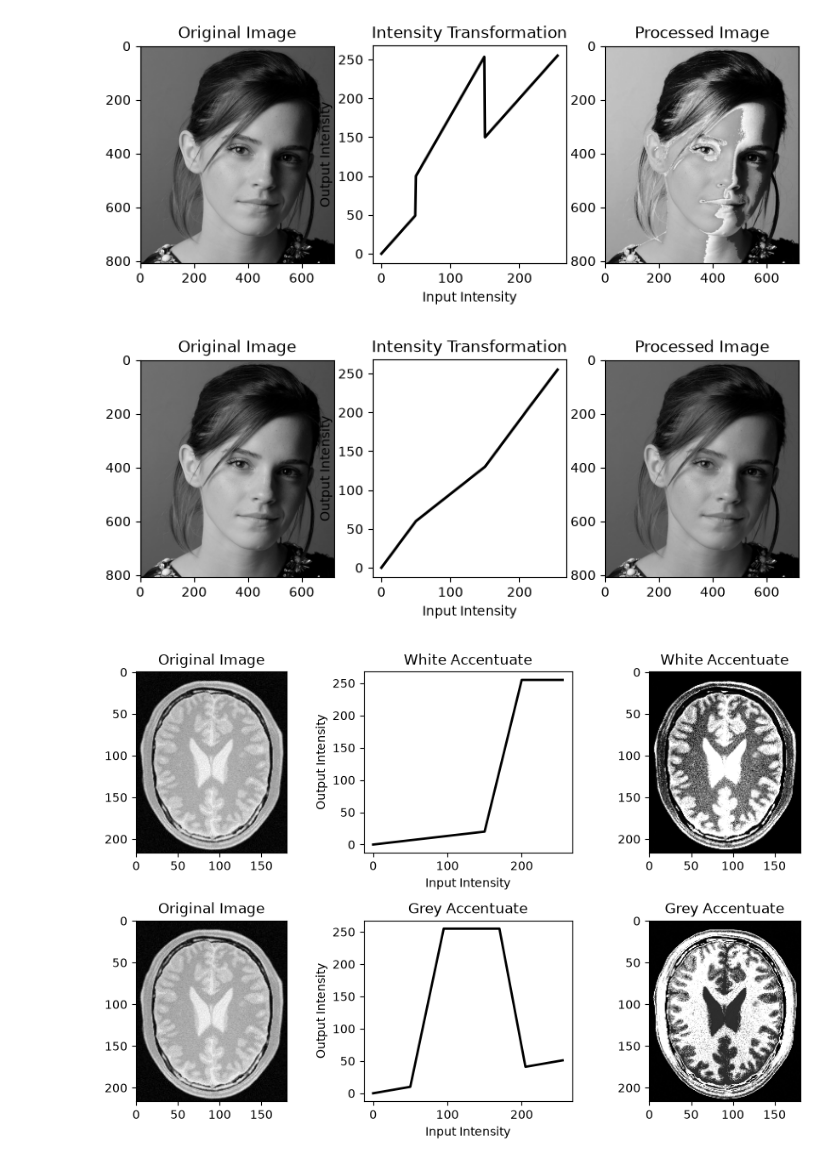
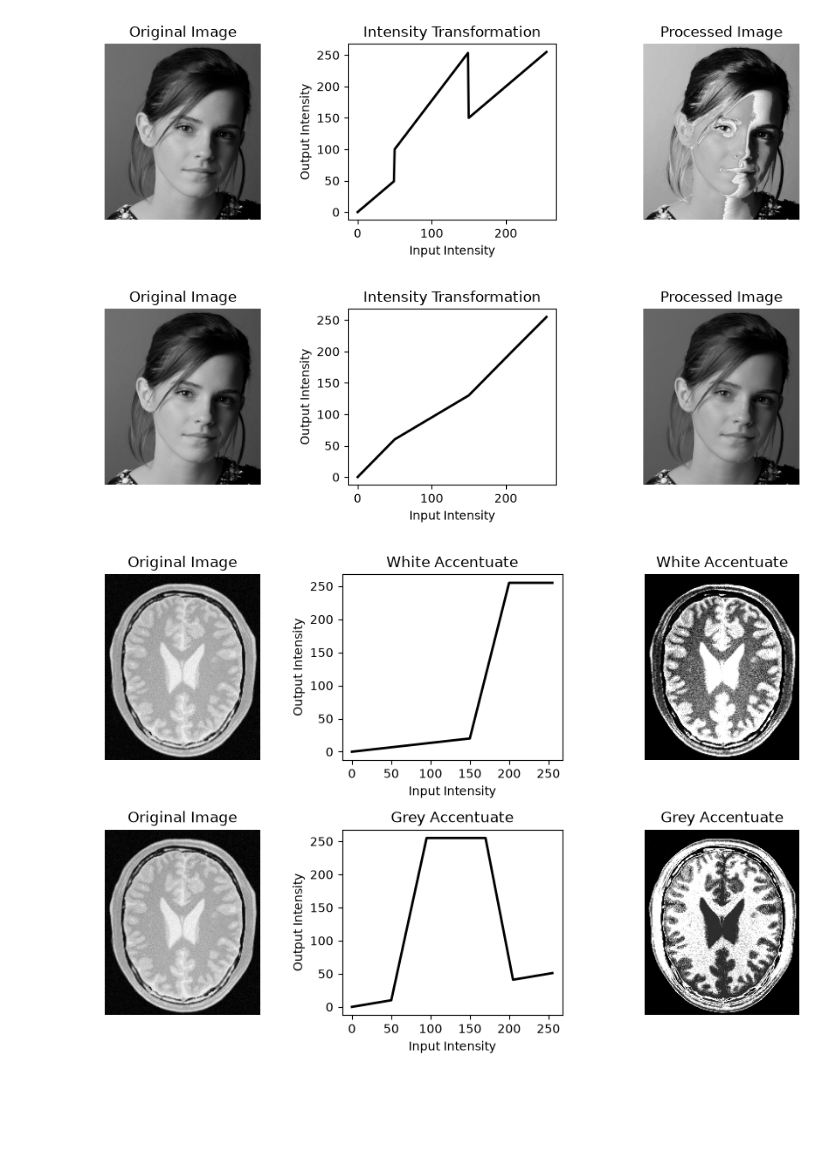
Before and after one commit to Isira-Himal-Perera/EN3160-Image-Processing-and-Computer-Vision, a Jupyter notebook: assignment-01/230486A_a01.ipynb, the cells around one changed output. Cells and saved outputs as stored; diff of their text form; code cells hidden in the pictures; blank space fills up the shorter version.

```diff
--- a/assignment-01/230486A_a01.ipynb
+++ b/assignment-01/230486A_a01.ipynb
@@ -12,34 +12,37 @@ def intensity_transformation(im, breakpoints):
 breakpoints = np.array([
     [0, 0],
     [50, 50],
     [50, 100],
     [150, 255],
     [150, 150],
     [255, 255]
 ], dtype=np.uint8)
 
 x = np.arange(256, dtype=np.uint8)
 y = intensity_transformation(x, breakpoints)
 im = cv.imread('images/q1.jpeg', cv.IMREAD_GRAYSCALE)
 assert im is not None, "Image not found. Please check the path."
 processed_im = intensity_transformation(im, breakpoints)
 
 fig, ax = plt.subplots(1, 3, figsize=(9, 3))
 
 ax[0].imshow(im, cmap='gray')
 ax[0].set_title('Original Image')
+ax[0].axis('off')
 
 ax[1].plot(x, y, 'black', linewidth=2)
 ax[1].set_xlabel('Input Intensity')
 ax[1].set_ylabel('Output Intensity')
 ax[1].set_title('Intensity Transformation')
 
 ax[2].imshow(processed_im, cmap='gray')
 ax[2].set_title('Processed Image')
+ax[2].axis('off')
 
+plt.tight_layout()
 plt.show()
 # %% [output]
-[figure, old version]
+[figure, new version]
 # %%
 breakpoints = np.array([
     [0, 0],
@@ -58,6 +61,7 @@ fig, ax = plt.subplots(1, 3, figsize=(9, 3))
 
 ax[0].imshow(im, cmap='gray')
 ax[0].set_title('Original Image')
+ax[0].axis('off')
 
 ax[1].plot(x, y, 'black', linewidth=2)
 ax[1].set_xlabel('Input Intensity')
@@ -66,10 +70,12 @@ ax[1].set_title('Intensity Transformation')
 
 ax[2].imshow(processed_im, cmap='gray')
 ax[2].set_title('Processed Image')
+ax[2].axis('off')
 
+plt.tight_layout()
 plt.show()
 # %% [output]
-[figure, old version]
+[figure, new version]
 # %%
 im = cv.imread('images/q2.jpeg', cv.IMREAD_GRAYSCALE)
 assert im is not None, "Image not found. Please check the path."
@@ -102,24 +108,28 @@ fig, ax = plt.subplots(2, 3, figsize=(9, 6))
 
 ax[0, 0].imshow(im, cmap='gray')
 ax[0, 0].set_title('Original Image')
+ax[0, 0].axis('off')
 ax[0, 1].plot(x, y_1, 'black', linewidth=2)
 ax[0, 1].set_xlabel('Input Intensity')
 ax[0, 1].set_ylabel('Output Intensity')
 ax[0, 1].set_title('White Accentuate')
 ax[0, 2].imshow(processed_im, cmap='gray')
 ax[0, 2].set_title('White Accentuate')
+ax[0, 2].axis('off')
 
 ax[1, 0].imshow(im, cmap='gray')
 ax[1, 0].set_title('Original Image')
+ax[1, 0].axis('off')
 ax[1, 1].plot(x, y_2, 'black', linewidth=2)
 ax[1, 1].set_xlabel('Input Intensity')
 ax[1, 1].set_ylabel('Output Intensity')
 ax[1, 1].set_title('Grey Accentuate')
 ax[1, 2].imshow(processed_im_2, cmap='gray')
 ax[1, 2].set_title('Grey Accentuate')
+ax[1, 2].axis('off')
 
 plt.tight_layout()
 plt.show()
 # %% [output]
-[figure, old version]
+[figure, new version]
 # %%
```
Also changed, not shown: parts of 2 cells of this notebook.
